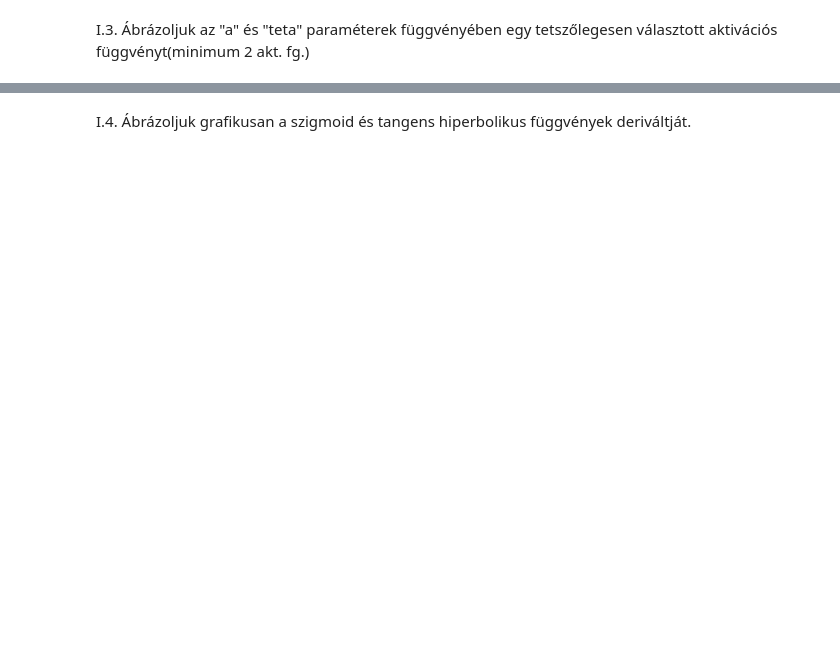
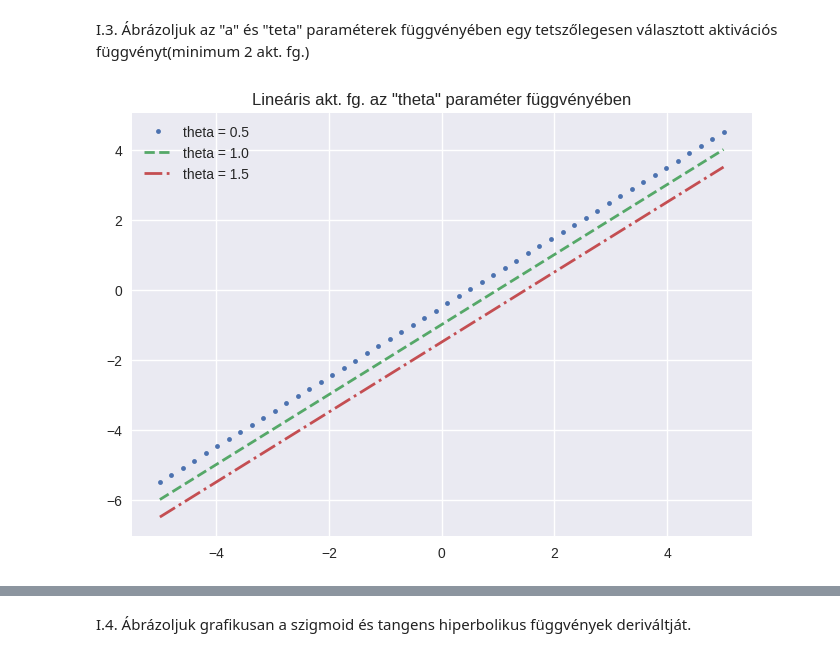
Before and after one commit to MemerGamer/MestersegesIntelligencia, a Jupyter notebook: labor1/lab1Feladatok.ipynb, the cells around one changed output, grey strips where cells are left out. Cells and saved outputs as stored; diff of their text form; code cells hidden in the pictures; blank space fills up the shorter version.

```diff
--- a/labor1/lab1Feladatok.ipynb
+++ b/labor1/lab1Feladatok.ipynb
@@ -159,2 +160,22 @@ plt.show()
 # %% [markdown]
 I.3.   Ábrázoljuk az "a" és "teta" paraméterek függvényében egy tetszőlegesen választott aktivációs függvényt(minimum 2 akt. fg.)
+# %%
+# I - lineáris
+def linearActivationFunction(a, t, theta):
+    return a * t - theta
+
+
+a = 1
+t = np.linspace(-5, 5)
+theta = np.linspace(0.5, 1.5, num=3)
+szin = [". ", "--", "-."]
+
+for i in range(theta.size):
+    y = linearActivationFunction(a, t, theta[i])
+    plt.plot(t, y, szin[i], label=f"theta = {theta[i]}", linewidth=2)
+    plt.legend()
+
+plt.title('Lineáris akt. fg. az "theta" paraméter függvényében')
+plt.show()
+# %% [output]
+[figure, added]
```
Also changed, not shown: parts of 16 cells of this notebook, 1 other file.
